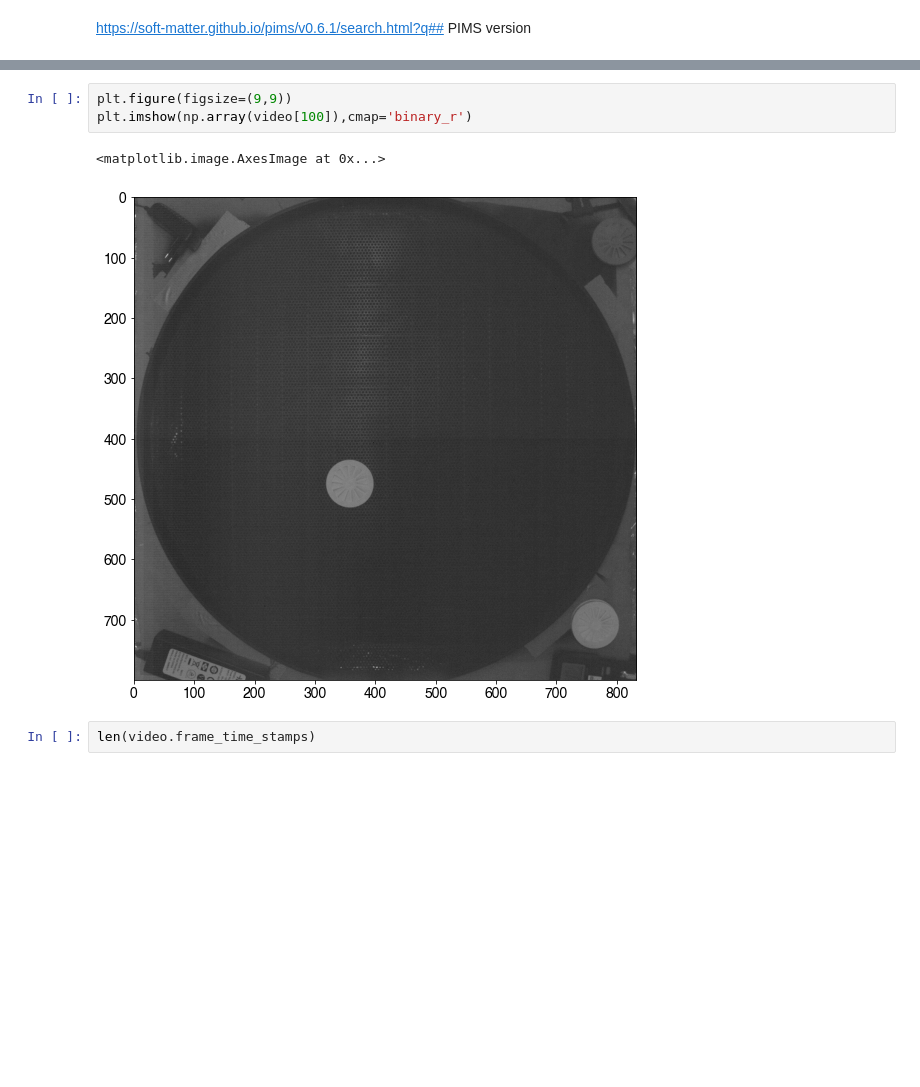
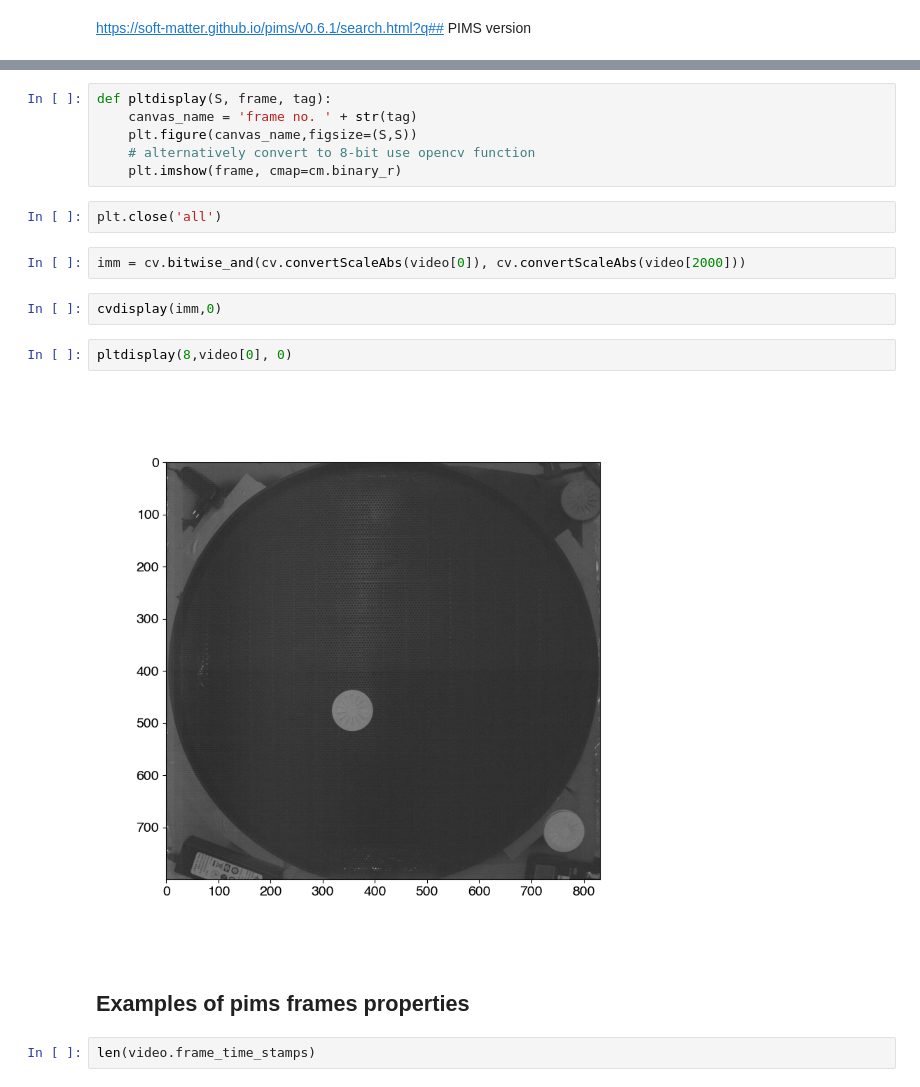
Before and after one commit to fvegar/brownian, a Jupyter notebook: brownian.ipynb, the cells around one changed output, grey strips where cells are left out. Saved outputs shown, nothing was run; the diff lists cells and outputs as text; blank space fills up the shorter version.

```diff
--- a/brownian.ipynb
+++ b/brownian.ipynb
@@ -95,9 +149,21 @@ plt.plot(t,',')
-# %%
-plt.figure(figsize=(9,9))
-plt.imshow(np.array(video[100]),cmap='binary_r')
-# %% [output]
-<matplotlib.image.AxesImage at 0x...>
-[figure, removed]
+# %%
+def pltdisplay(S, frame, tag):
+    canvas_name = 'frame no. ' + str(tag)
+    plt.figure(canvas_name,figsize=(S,S))
+    # alternatively convert to 8-bit use opencv function
+    plt.imshow(frame, cmap=cm.binary_r)
+# %%
+plt.close('all')
+# %%
+imm = cv.bitwise_and(cv.convertScaleAbs(video[0]), cv.convertScaleAbs(video[2000]))
+# %%
+cvdisplay(imm,0)
+# %%
+pltdisplay(8,video[0], 0)
+# %% [output]
+[figure, added]
+# %% [markdown]
+## Examples of pims frames properties
 # %%
 len(video.frame_time_stamps)
 # %% [output]
```
Also changed, not shown: parts of 52 cells of this notebook, 2 other files.
